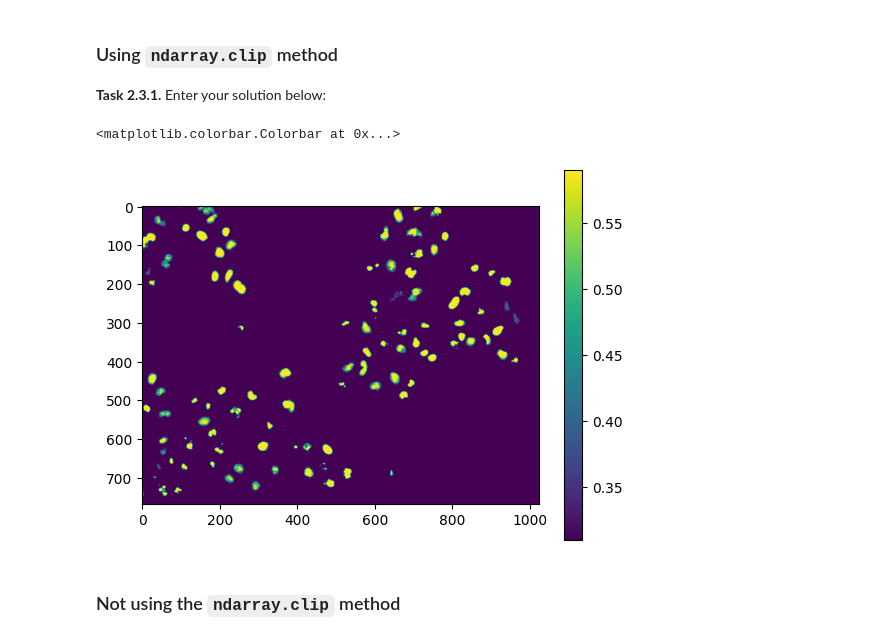
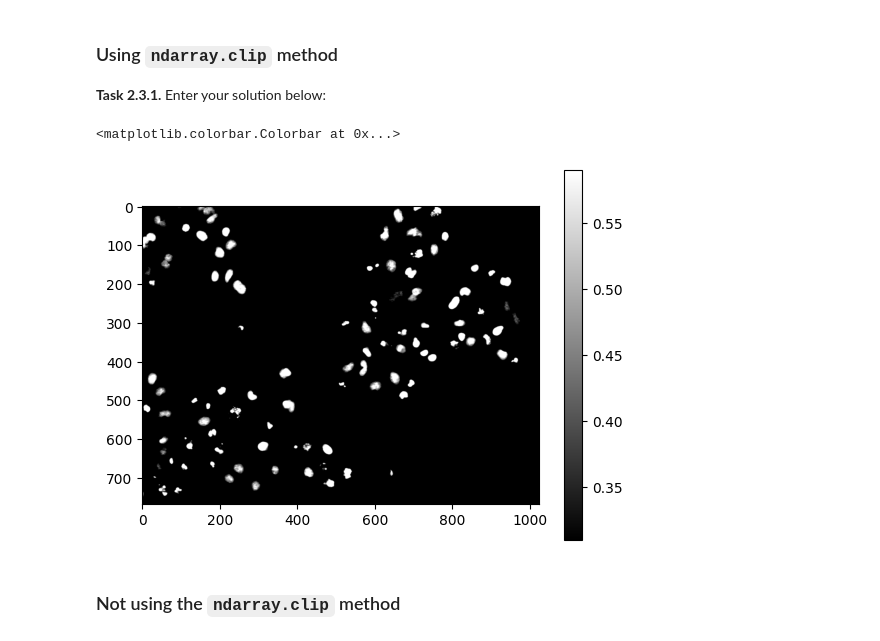
Before and after one commit to kathrinkreischer/mobi-fs3-python, a Jupyter notebook: task2.ipynb, the cells around one changed output. Cells and saved outputs as stored; diff of their text form; code cells hidden in the pictures.

```diff
--- a/task2.ipynb
+++ b/task2.ipynb
@@ -49,11 +49,11 @@ T2 = 0.59
 **<a id="#">Task 2.3.1.</a>** Enter your solution below:
 # %%
 clippedimg = img.clip(T1, T2)
-plt.imshow(clippedimg)
+plt.imshow(clippedimg, 'gray')
 plt.colorbar()
 # %% [output]
 <matplotlib.colorbar.Colorbar at 0x...>
-[figure, old version]
+[figure, new version]
 # %% [markdown]
 ### Not using the `ndarray.clip` method
 # %% [markdown]
```
Also changed, not shown: parts of 4 cells of this notebook.
